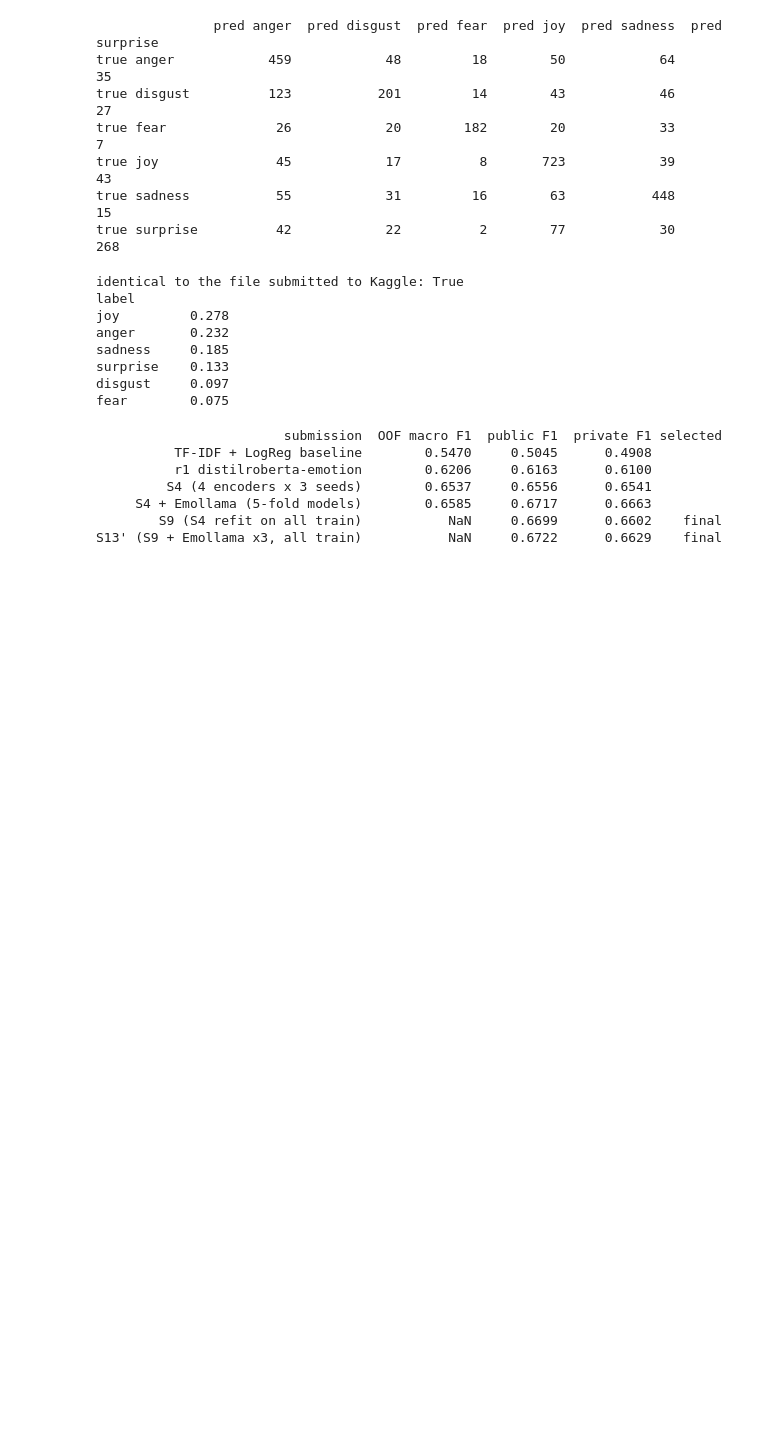
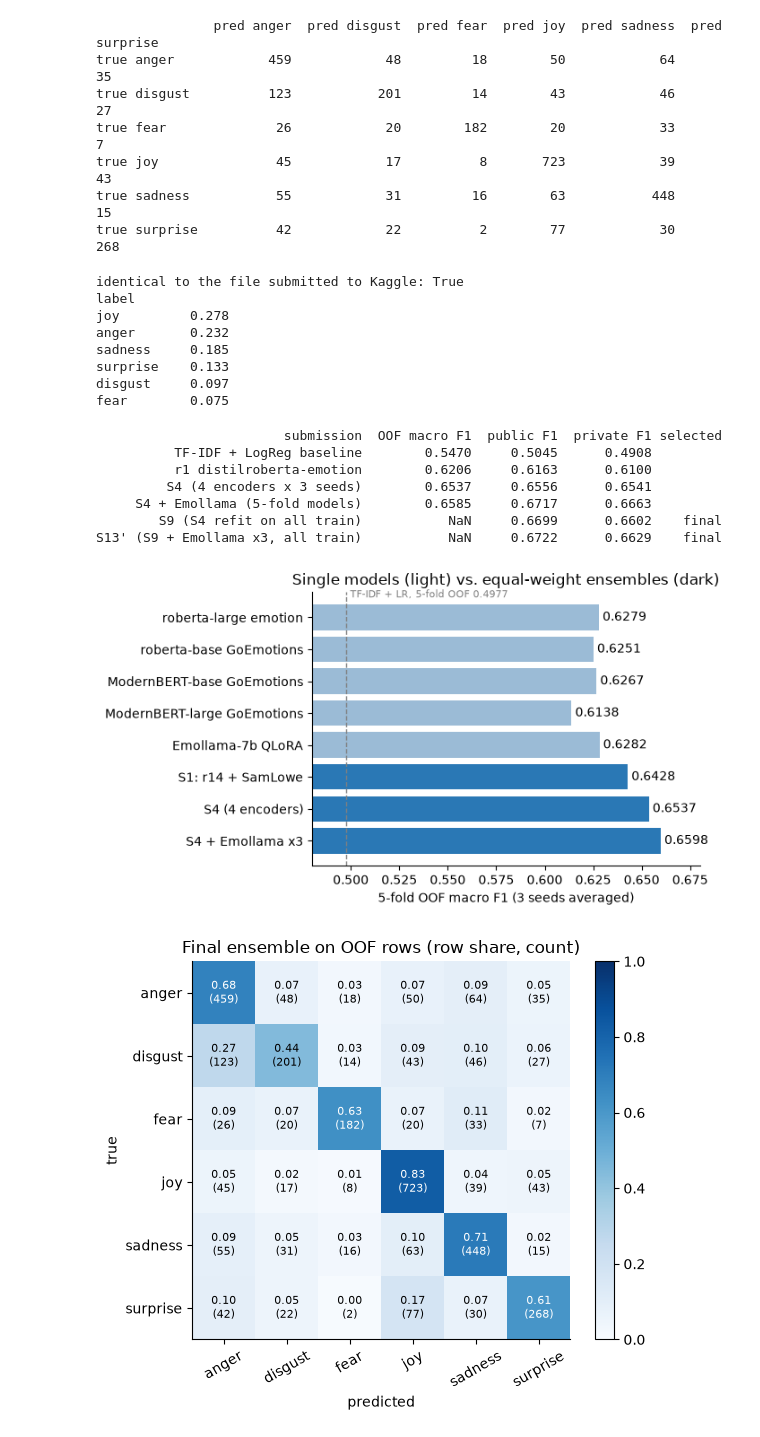
Before and after one commit to ismesid/DM2026-Lab2-Exercise, a Jupyter notebook: DM2026-Lab2-Homework.ipynb, the cells around one changed output. Saved outputs shown, nothing was run; the diff lists cells and outputs as text; code cells hidden in the pictures; blank space fills up the shorter version.

Commit message:
Add Kaggle project report and report figures to Homework notebook
Co-Authored-By: Claude Opus 5.5 <noreply@anthropic.com>

```diff
--- a/DM2026-Lab2-Homework.ipynb
+++ b/DM2026-Lab2-Homework.ipynb
@@ -580,3 +912,83 @@ print(results.to_string(index=False))
      S4 + Emollama (5-fold models)        0.6585     0.6717      0.6663
         S9 (S4 refit on all train)           NaN     0.6699      0.6602    final
 S13' (S9 + Emollama x3, all train)           NaN     0.6722      0.6629    final
+# %%
+# ---- 3.8 figures for the report (saved to pics/report_*.png) ----
+# every number below comes from the cells above, except the "ideas we tried" gains
+# and the S13 row, which come from the experiment log (same source as cell 3.7).
+import matplotlib
+import matplotlib.pyplot as plt
+matplotlib.rcParams.update({"font.size": 10, "axes.spines.top": False, "axes.spines.right": False})
+PICS = Path("pics")
+
+# (1) single models vs. ensembles: oof macro f1 from cells 3.3 and 3.4
+single = {k.split(" ", 1)[1]: macro_f1(v) for k, v in oof.items()}
+ens = {"S1: r14 + SamLowe": macro_f1(np.mean([oof[k] for k in encoders[:2]], 0)),
+       "S4 (4 encoders)": macro_f1(np.mean([oof[k] for k in encoders], 0)),
+       "S4 + Emollama x3": macro_f1(final_oof)}
+names = list(single) + list(ens)
+vals = list(single.values()) + list(ens.values())
+fig, ax = plt.subplots(figsize=(7, 4))
+bars = ax.barh(names[::-1], vals[::-1], color=["#2a78b5"] * len(ens) + ["#9bbbd6"] * len(single))
+ax.bar_label(bars, fmt="%.4f", padding=3)
+ax.axvline(0.4977, ls="--", c="gray", lw=1)
+ax.text(0.4997, len(names) - 0.45, "TF-IDF + LR, 5-fold OOF 0.4977", color="gray", fontsize=8, va="bottom")
+ax.set_xlim(0.48, 0.68)
+ax.set_xlabel("5-fold OOF macro F1 (3 seeds averaged)")
+ax.set_title("Single models (light) vs. equal-weight ensembles (dark)")
+fig.tight_layout(); fig.savefig(PICS / "report_ensemble.png", dpi=150); plt.show()
+
+# (2) confusion matrix of the final ensemble on the oof rows, row-normalized (recall per class)
+cm_counts = confusion_matrix(y, final_oof.argmax(1))
+cm_rate = cm_counts / cm_counts.sum(1, keepdims=True)
+fig, ax = plt.subplots(figsize=(6, 5))
+im = ax.imshow(cm_rate, cmap="Blues", vmin=0, vmax=1)
+for i in range(len(LABELS)):
+    for j in range(len(LABELS)):
+        ax.text(j, i, f"{cm_rate[i, j]:.2f}\n({cm_counts[i, j]})", ha="center", va="center", fontsize=8,
+                color="white" if cm_rate[i, j] > 0.5 else "black")
+ax.set_xticks(range(len(LABELS)), LABELS, rotation=30); ax.set_yticks(range(len(LABELS)), LABELS)
+ax.set_xlabel("predicted"); ax.set_ylabel("true")
+ax.set_title("Final ensemble on OOF rows (row share, count)")
+fig.colorbar(im, ax=ax, fraction=0.046)
+fig.tight_layout(); fig.savefig(PICS / "report_confusion.png", dpi=150); plt.show()
+
+# (3) public vs. private for each submission (table 3.7 plus S13, the best public score)
+lb = pd.concat([results[["submission", "public F1", "private F1"]],
+                pd.DataFrame([("S13 (S9 + Emollama x2, all train)", 0.6778, 0.6591)],
+                             columns=["submission", "public F1", "private F1"])], ignore_index=True)
+lb = lb[lb["public F1"] > 0.6].sort_values("public F1").reset_index(drop=True)   # drop the baseline so the scale is readable
+fig, ax = plt.subplots(figsize=(7.5, 4))
+xs = np.arange(len(lb))
+ax.plot(xs, lb["public F1"], "o-", label="public (~30% of test)")
+ax.plot(xs, lb["private F1"], "s-", label="private (~70% of test)")
+for x, (pu, pr) in enumerate(zip(lb["public F1"], lb["private F1"])):
+    ax.text(x, pu + 0.002, f"{pu:.4f}", ha="center", fontsize=8)
+    ax.text(x, pr - 0.0055, f"{pr:.4f}", ha="center", fontsize=8)
+ax.set_xticks(xs, [s.split(" (")[0] for s in lb.submission])
+ax.set_ylim(0.600, 0.685); ax.set_ylabel("macro F1"); ax.legend(loc="lower right")
+ax.set_title("Sorted by public score: the best public submission is not the best private one")
+fig.tight_layout(); fig.savefig(PICS / "report_leaderboard.png", dpi=150); plt.show()
+
+# (4) ideas we tried that did not pass the keep rule (gain over the baseline each one was compared with)
+tried = pd.DataFrame([
+    ("MLM augmentation", 0.6259 - 0.6251, 0.008),
+    ("pseudo-labels (conf >= 0.8)", 0.6277 - 0.6251, 0.008),
+    ("irony probability", 0.0000, 0.005),
+    ("TF-IDF as 5% ensemble member", -0.0022, 0.005),
+], columns=["idea", "gain", "needed"])
+fig, ax = plt.subplots(figsize=(7, 2.8))
+yy = np.arange(len(tried))[::-1]
+ax.barh(yy, tried.gain, color=["#c44e52" if g < 0 else "#9bbbd6" for g in tried.gain])
+ax.scatter(tried.needed, yy, marker="|", s=200, c="black", label="gain needed to keep")
+for yi, g in zip(yy, tried.gain):
+    ax.text(g + (0.0004 if g >= 0 else -0.0004), yi, f"{g:+.4f}", va="center",
+            ha="left" if g >= 0 else "right", fontsize=8)
+ax.axvline(0, c="gray", lw=1)
+ax.set_yticks(yy, tried.idea); ax.set_xlim(-0.008, 0.010); ax.set_xticks(np.arange(-0.008, 0.0101, 0.004))
+ax.set_xlabel("change in OOF macro F1"); ax.legend(loc="upper left", frameon=False, fontsize=8)
+ax.set_title("Ideas I tried in feature engineering (none kept)")
+fig.tight_layout(); fig.savefig(PICS / "report_tried_ideas.png", dpi=150); plt.show()
+# %% [output]
+[figure, added]
+[figure, added]
```
Also changed, not shown: parts of 7 cells of this notebook, 7 other files.
